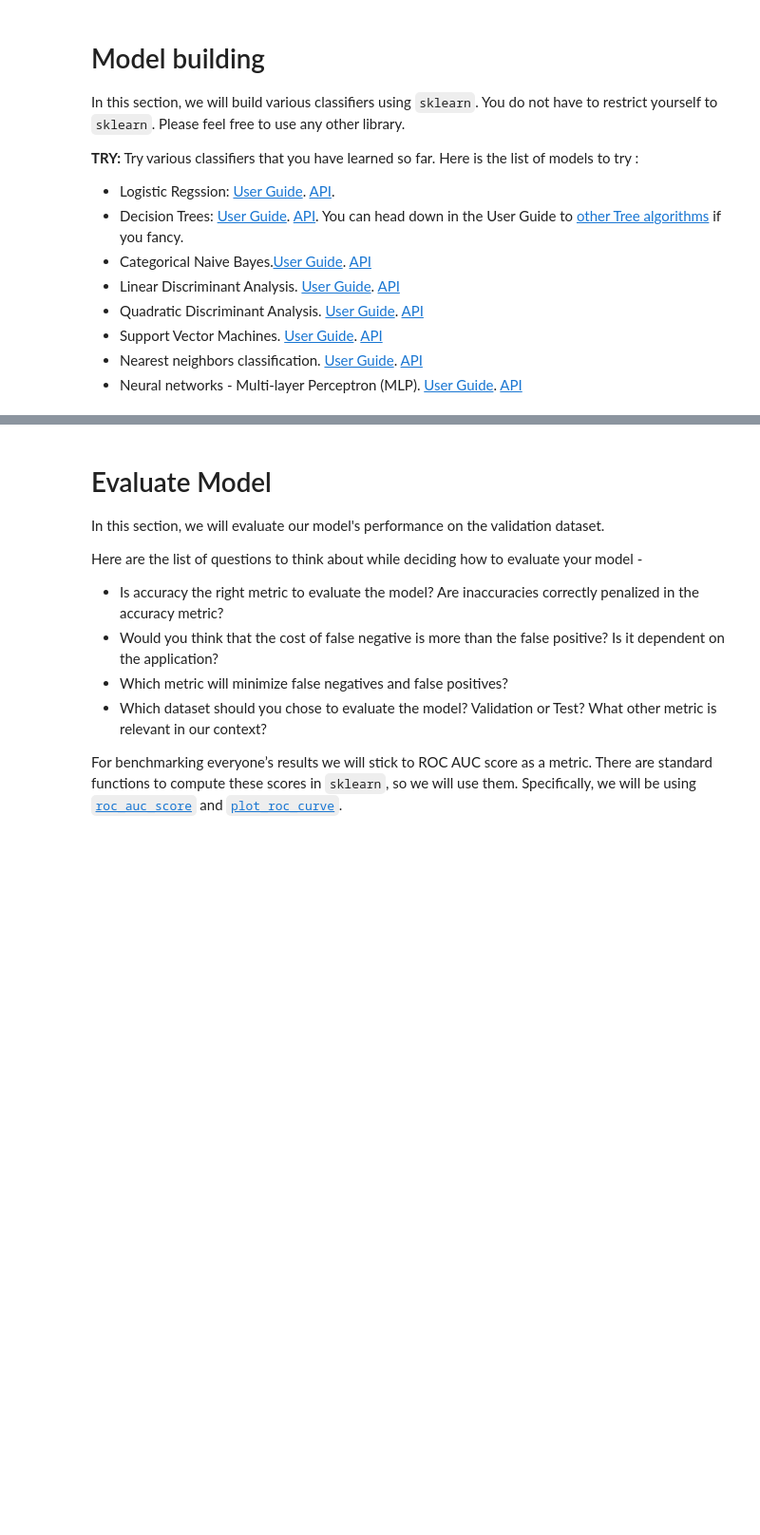
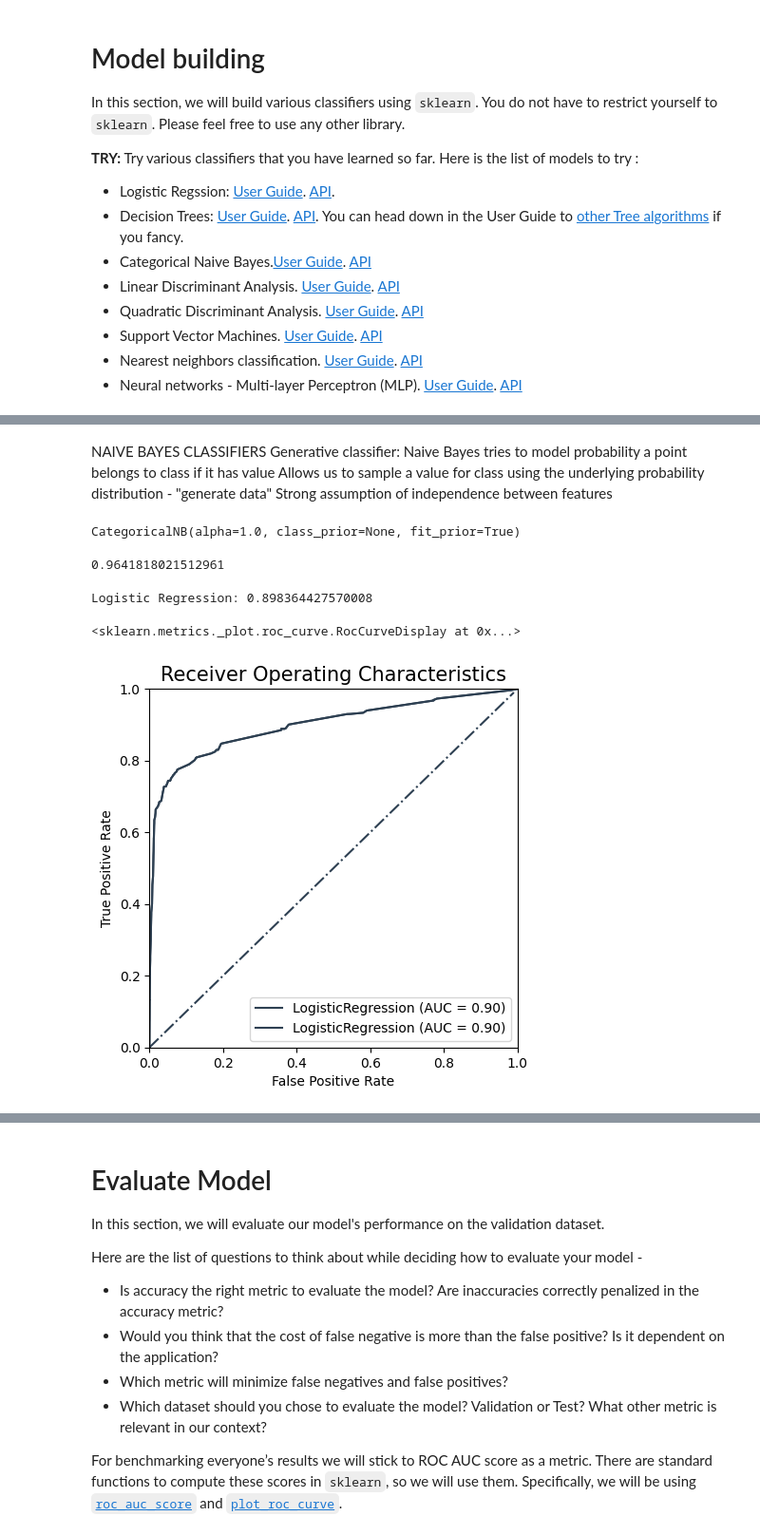
Before and after one commit to bbc/apprenticeship-covid-hack, a Jupyter notebook: notebooks/EM_COVID_diagnosis_hackathon.ipynb, the cells around one changed output, grey strips where cells are left out. Shown at 95% size. Drawn from its saved outputs; the diff is of its cells as text; code cells hidden in the pictures; blank space fills up the shorter version.

```diff
--- a/notebooks/EM_COVID_diagnosis_hackathon.ipynb
+++ b/notebooks/EM_COVID_diagnosis_hackathon.ipynb
@@ -328,3 +413,12 @@ Here is the list of models to try :
 *   Support Vector Machines. [User Guide](https://scikit-learn.org/stable/modules/svm.html#classification). [API](https://scikit-learn.org/stable/modules/generated/sklearn.svm.SVC.html#sklearn.svm.SVC)
 *   Nearest neighbors classification. [User Guide](https://scikit-learn.org/stable/modules/neighbors.html#nearest-neighbors-classification). [API](https://scikit-learn.org/stable/modules/generated/sklearn.neighbors.KNeighborsClassifier.html#sklearn.neighbors.KNeighborsClassifier)
 *   Neural networks - Multi-layer Perceptron (MLP). [User Guide](https://scikit-learn.org/stable/modules/neural_networks_supervised.html#multi-layer-perceptron). [API](https://scikit-learn.org/stable/modules/generated/sklearn.neural_network.MLPClassifier.html#sklearn.neural_network.MLPClassifier)
+# %%
+# Logistic Regression
+from sklearn.metrics import classification_report
+X_train, Y_train = preprocess(training_data, encoder, lb)
+X_val, Y_val= preprocess(valid_data, encoder, lb)
+
+model = LogisticRegression(max_iter=200) # had to increase max iterations as it was failing to converge.
+model.fit(X_train, Y_train)
+y_pred = model.predict(X_val)
@@ -330,0 +436,61 @@ Here is the list of models to try :
+# %% [markdown]
+NAIVE BAYES CLASSIFIERS
+Generative classifier:
+Naive Bayes tries to model probability a point belongs to class   if it has value
+Allows us to sample a value   for class   using the underlying probability distribution -
+"generate data"
+Strong assumption of independence between features
+# %%
+# Categorical Naive Bayes
+from sklearn.naive_bayes import CategoricalNB
+from sklearn import metrics
+cnb = CategoricalNB()
+cnb.fit(X_train, Y_train)
+y_pred_cnb = cnb.predict(X_val)
+metrics.accuracy_score(Y_val, y_pred_cnb)
+# %% [output]
+CategoricalNB(alpha=1.0, class_prior=None, fit_prior=True)
+# %%
+# KNN
+from sklearn.neighbors import KNeighborsClassifier
+knn = KNeighborsClassifier(n_neighbors=5)
+knn.fit(X_train, Y_train)
+y_pred_knn = knn.predict(X_val)
+metrics.accuracy_score(Y_val, y_pred_knn)
+# %% [output]
+0.9641818021512961
+# %%
+# Function to evaluate a model and get ROC curve
+def evaluate(model, X, Y):
+  """
+  Returns the AUC-ROC for `model` as evaluated on (X, Y)
+
+  Args:
+    model (): Any model that has a function predict_proba and returns probability for each row in `X`.
+    X (np.array): Input to the model containing feature values
+    Y (np.array): 1D array containing true class i.e. 0 or 1
+
+  Returns:
+    (float): AUC ROC for the model
+  """
+  y_score = model.predict_proba(X) # (n_samples, n_clases) with each value being the probability of being in that class
+  return roc_auc_score(y_true=Y, y_score=y_score[:, 1])
+# %%
+def roc_plot(model, X, Y):
+  # plot
+  fig, ax = plt.subplots(nrows=1, ncols=1, figsize=(5,5), dpi=100)
+  plot_roc_curve(model, X, Y, ax=ax, color="#2E4052")
+
+  # formatting
+  ax.plot(np.arange(0,1, 0.01), np.arange(0, 1, 0.01), color="#2E4052", linestyle="-.") # reference line
+  ax.set_xlim(0, 1)
+  ax.set_ylim(0, 1)
+  _ = ax.set_title("Receiver Operating Characteristics", fontsize=15)
+  return plot_roc_curve(model, X, Y, ax=ax, color="#2E4052")
+# %%
+print("Logistic Regression:", evaluate(model, X_val, Y_val))
+roc_plot(model, X_val, Y_val)
+# %% [output]
+Logistic Regression: 0.898364427570008
+<sklearn.metrics._plot.roc_curve.RocCurveDisplay at 0x...>
+[figure, added]
```
Also changed, not shown: parts of 15 cells of this notebook.
